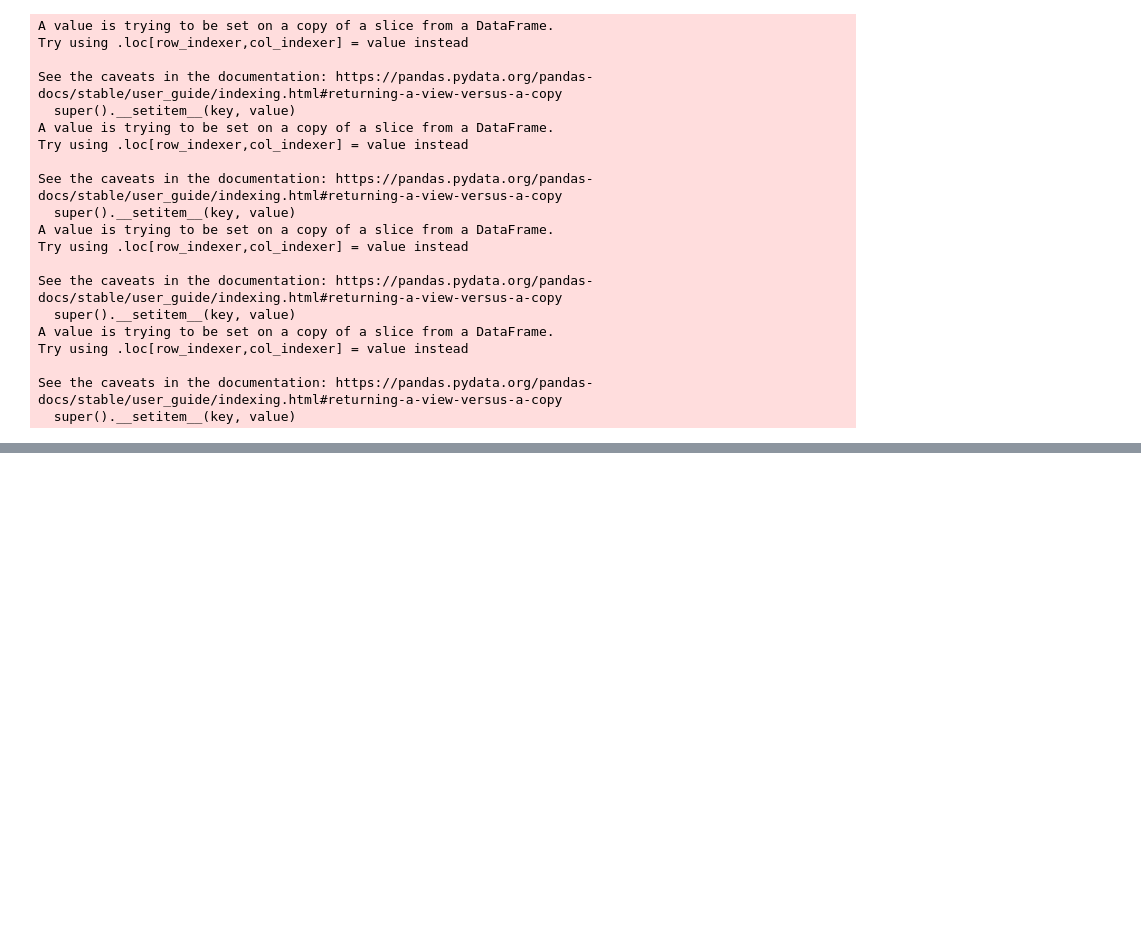
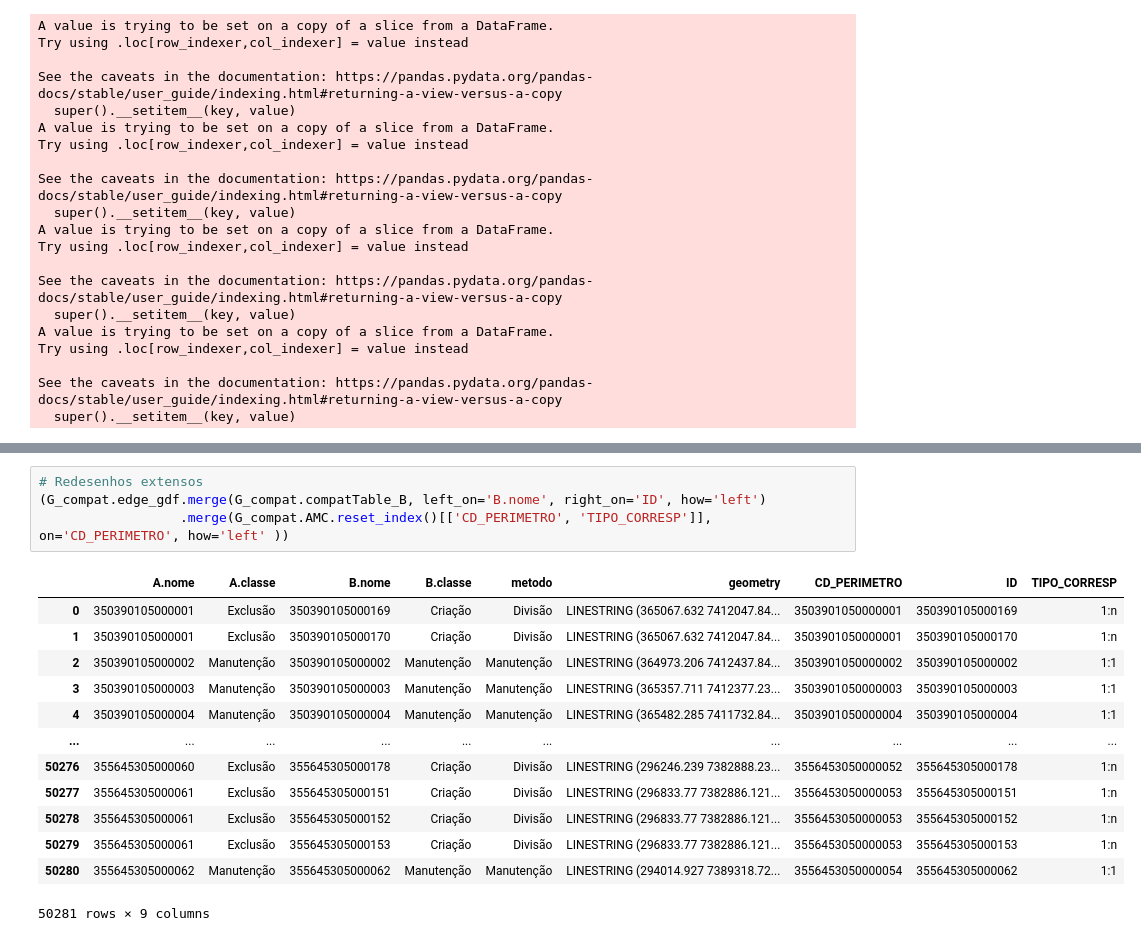
Before and after one commit to peredrozende/compat_censos, a Jupyter notebook: compat_censos.ipynb, the cells around one changed output, grey strips where cells are left out. Cells and saved outputs as stored; diff of their text form; blank space fills up the shorter version.

Commit message:
Criação de métricas de avaliação

```diff
--- a/compat_censos.ipynb
+++ b/compat_censos.ipynb
@@ -77,0 +153,18 @@ for n in G_compat.nodes(data=True):
+# %%
+# Redesenhos extensos
+(G_compat.edge_gdf.merge(G_compat.compatTable_B, left_on='B.nome', right_on='ID', how='left')
+                  .merge(G_compat.AMC.reset_index()[['CD_PERIMETRO', 'TIPO_CORRESP']], on='CD_PERIMETRO', how='left' ))
+# %% [output]
+|  | A.nome | A.classe | B.nome | B.classe | metodo | geometry | CD_PERIMETRO | ID | TIPO_CORRESP |
+| 0 | 350390105000001 | Exclusão | 350390105000169 | Criação | Divisão | LINESTRING (365067.632 7412047.84... | 3503901050000001 | 350390105000169 | 1:n |
+| 1 | 350390105000001 | Exclusão | 350390105000170 | Criação | Divisão | LINESTRING (365067.632 7412047.84... | 3503901050000001 | 350390105000170 | 1:n |
+| 2 | 350390105000002 | Manutenção | 350390105000002 | Manutenção | Manutenção | LINESTRING (364973.206 7412437.84... | 3503901050000002 | 350390105000002 | 1:1 |
+| 3 | 350390105000003 | Manutenção | 350390105000003 | Manutenção | Manutenção | LINESTRING (365357.711 7412377.23... | 3503901050000003 | 350390105000003 | 1:1 |
+| 4 | 350390105000004 | Manutenção | 350390105000004 | Manutenção | Manutenção | LINESTRING (365482.285 7411732.84... | 3503901050000004 | 350390105000004 | 1:1 |
+| ... | ... | ... | ... | ... | ... | ... | ... | ... | ... |
+| 50276 | 355645305000060 | Exclusão | 355645305000178 | Criação | Divisão | LINESTRING (296246.239 7382888.23... | 3556453050000052 | 355645305000178 | 1:n |
+| 50277 | 355645305000061 | Exclusão | 355645305000151 | Criação | Divisão | LINESTRING (296833.77 7382886.121... | 3556453050000053 | 355645305000151 | 1:n |
+| 50278 | 355645305000061 | Exclusão | 355645305000152 | Criação | Divisão | LINESTRING (296833.77 7382886.121... | 3556453050000053 | 355645305000152 | 1:n |
+| 50279 | 355645305000061 | Exclusão | 355645305000153 | Criação | Divisão | LINESTRING (296833.77 7382886.121... | 3556453050000053 | 355645305000153 | 1:n |
+| 50280 | 355645305000062 | Manutenção | 355645305000062 | Manutenção | Manutenção | LINESTRING (294014.927 7389318.72... | 3556453050000054 | 355645305000062 | 1:1 |
+50281 rows × 9 columns
```
Also changed, not shown: parts of 14 cells of this notebook, 7 other files.
